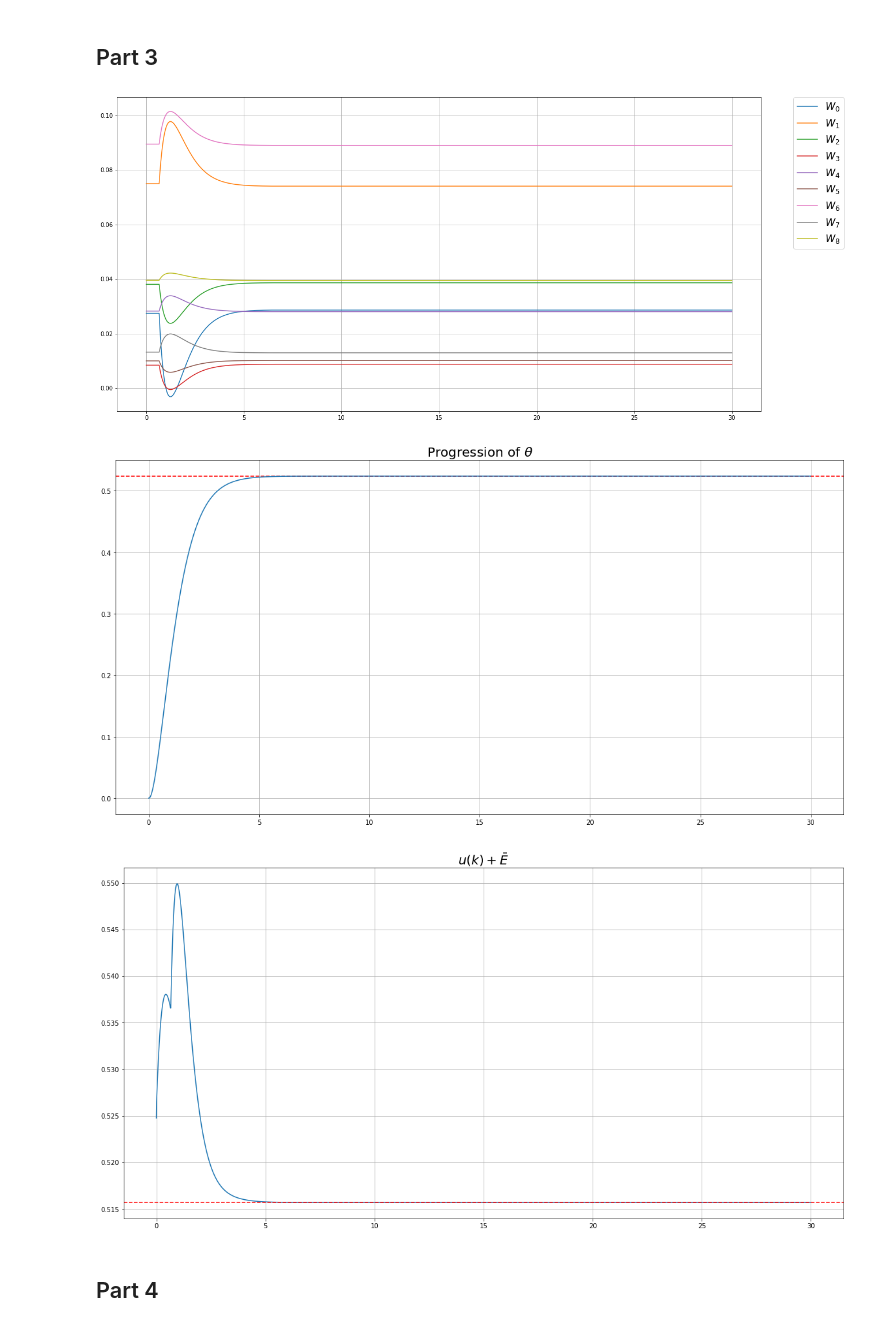
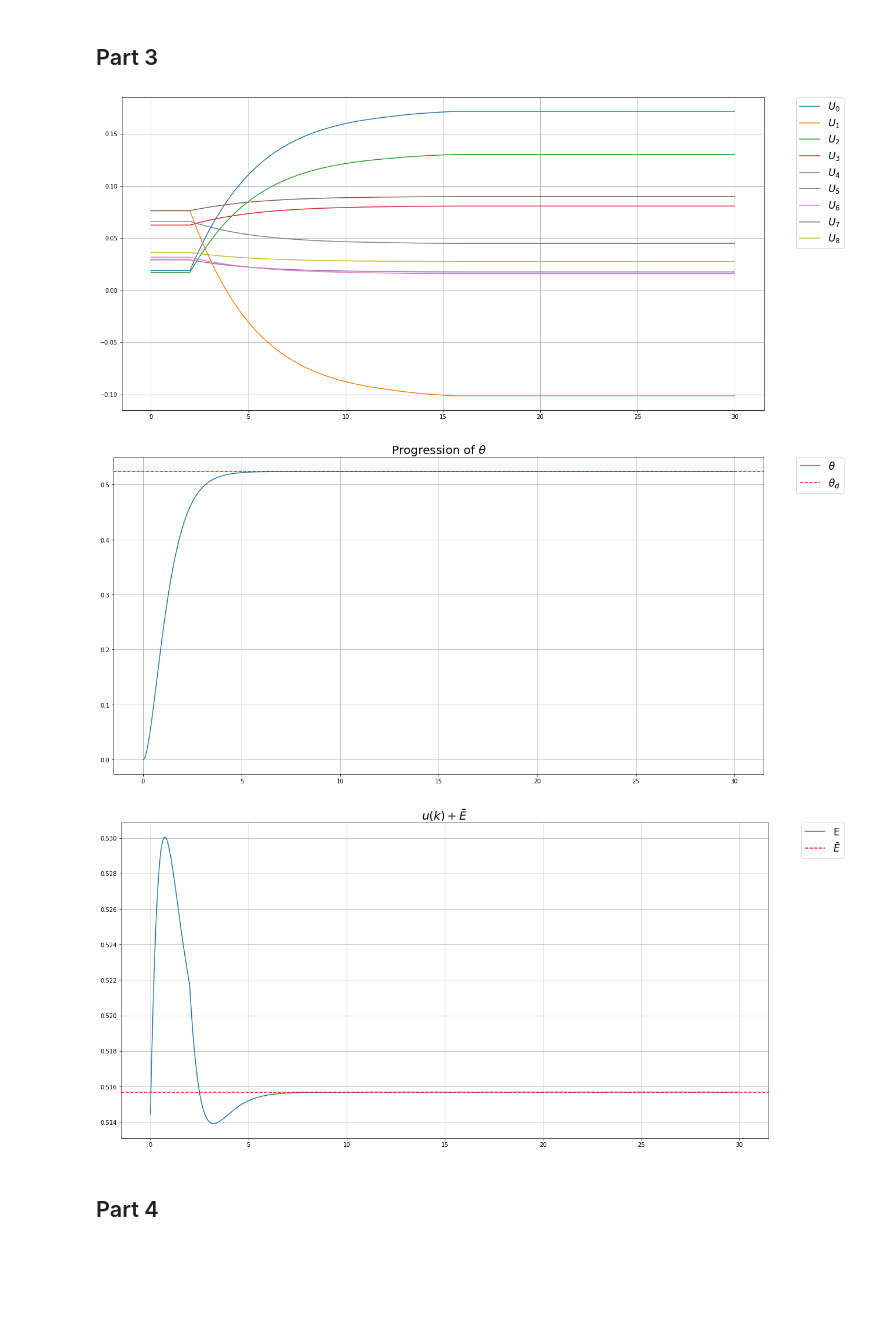
Before and after one commit to cplan082-tech/Adaptive_Control, a Jupyter notebook: assignments/final/Plante_Clive_final.ipynb, the cells around one changed output. Cells and saved outputs as stored; diff of their text form; code cells hidden in the pictures; blank space fills up the shorter version.

```diff
--- a/assignments/final/Plante_Clive_final.ipynb
+++ b/assignments/final/Plante_Clive_final.ipynb
@@ -102,29 +102,3 @@ $f(\cdot) =\;$ {{f_xk}}
 $g(\cdot) =\;$ {{g_xk}}
 # %% [markdown]
 ## part 2
-# %%
-def ploting(Weights, xk, lst_u, t, NL):
-
-    for j in range(NL):
-        plt.plot(t, [float((Weights[i][j]).reshape(())) for i in range(len(Weights))])
-
-
-    plt.grid()
-    plt.legend(bbox_to_anchor=(1.05, 1),
-                   loc=2,
-                   borderaxespad=0,
-                   labels=[f"$W_{i}$" for i in range(NL)],
-                   fontsize='xx-large')
-    plt.show()
-
-    theta = [(float(xk[i][0]) + theta_d_val) for i in range(len(xk))]
-    plt.grid()
-    plt.axhline(y=theta_d_val, color='r', linestyle='--')
-    plt.plot(t, theta)
-    plt.title("Progression of $\\theta$", fontsize=20)
-    plt.show()
-
-    plt.plot(t, lst_u+E_bar)
-    plt.axhline(y=abs(E_bar), color='r', linestyle='--')
-    plt.grid()
-    plt.title("$u(k) + \\bar{E}$", fontsize=20)
@@ -132,10 +142,10 @@ def ploting(Weights, xk, lst_u, t, NL):
 stop_time = 20 # in seconds
 cycles = int(stop_time//Ts)
 cnt_limit = 1000
-eps = 1e-3
+eps = 1e-5
 
 gamma = 0.9
-alpha = 1
+alpha = 0.01
 
 theta0 = 0
 w0 = 0
@@ -215,5 +225,5 @@ while (k < cycles):
     W.append(W[-1])
     lst_u.append(float((-gamma/(2*R)*g_xk_subd.T@del_phi_func(*xk[-1].T.tolist()[0])@W[-1]).reshape(())))
 
-ploting(W, xk, lst_u, t, NL) #function declared above
+ploting(W, xk, lst_u, t, NL, "W") #function declared above
 # %% [output]
@@ -226,10 +236,10 @@ ploting(W, xk, lst_u, t, NL) #function declared above
 stop_time = 30 # in seconds
 cycles = int(stop_time//Ts)
 cnt_limit = 1000
-eps = 1e-6
+eps = 1e-5
 
 gamma = 0.9
-alpha = 5
+alpha = 0.01
 beta = 1
 
 theta0 = 0
@@ -301,36 +311,36 @@ while (k < cycles):
 
         # control input using the weights found before entering value loop
         lst_u.append(float((phi_func(*xk[-2].T.tolist()[0])@U[-1]).reshape(())))
         Phi = lst_phi[-1].T # Phi(x_k) (column vec)
         lst_phi.append(phi_func(*xk[-1].T.tolist()[0])) # phi(x_(k+1))
 
         # cost using the weights found before entering value loop
         rk = (xk[-2].T@q@xk[-2]).reshape(()) + R*lst_u[-1]**2 + gamma*lst_phi[-1]@W[Wj_idx]
         cnt+=1
 
     # append one more time to ensure W, U, lst_u and t are same length (for ploting)
     W.append(W[-1])
     U.append(U[-1])
     lst_u.append(lst_u[-1])
 
     cnt = 0
     while (~(abs(Uji - U[-1]) < eps).all() & (cnt < cnt_limit)):
         k+=1
         t.append(k*Ts)
         Uji = U[-1]
 
         # gradient decent learning for U_(j+1)^(i+1)
         U.append(Uji - beta*Phi*(2*R*Phi.T@Uji +
                                  gamma*g_xk_subd.T@del_phi_func(*xk[-1].T.tolist()[0])@W[-1]))
         W.append(W[-1])# keeps value weights list same length as policy weights list
         xk.append(f_xk_func(*xk[-1].T.tolist()[0]) + g_xk_subd*lst_u[-1]) # Measurment
         lst_u.append(float((phi_func(*xk[-2].T.tolist()[0])@U[-1]).reshape(())))
         cnt+=1
 
-ploting(U, xk, lst_u, t, NL)
+ploting(U, xk, lst_u, t, NL, "U")
 # %% [output]
-[figure, old version]
+[figure, new version]
-[figure, old version]
+[figure, new version]
-[figure, old version]
+[figure, new version]
 # %% [markdown]
 ## Part 4
```
Also changed, not shown: parts of 8 cells of this notebook.
